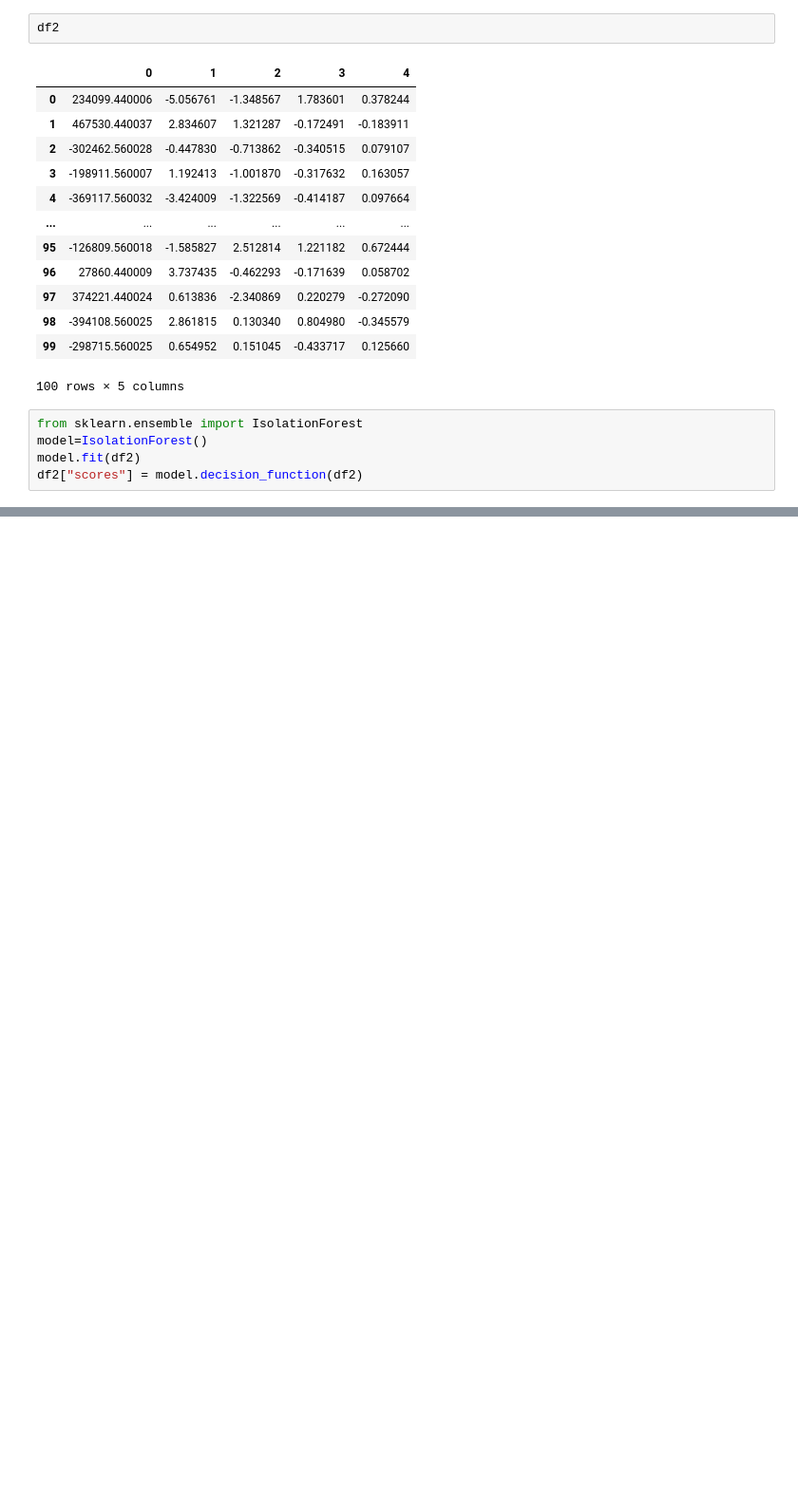
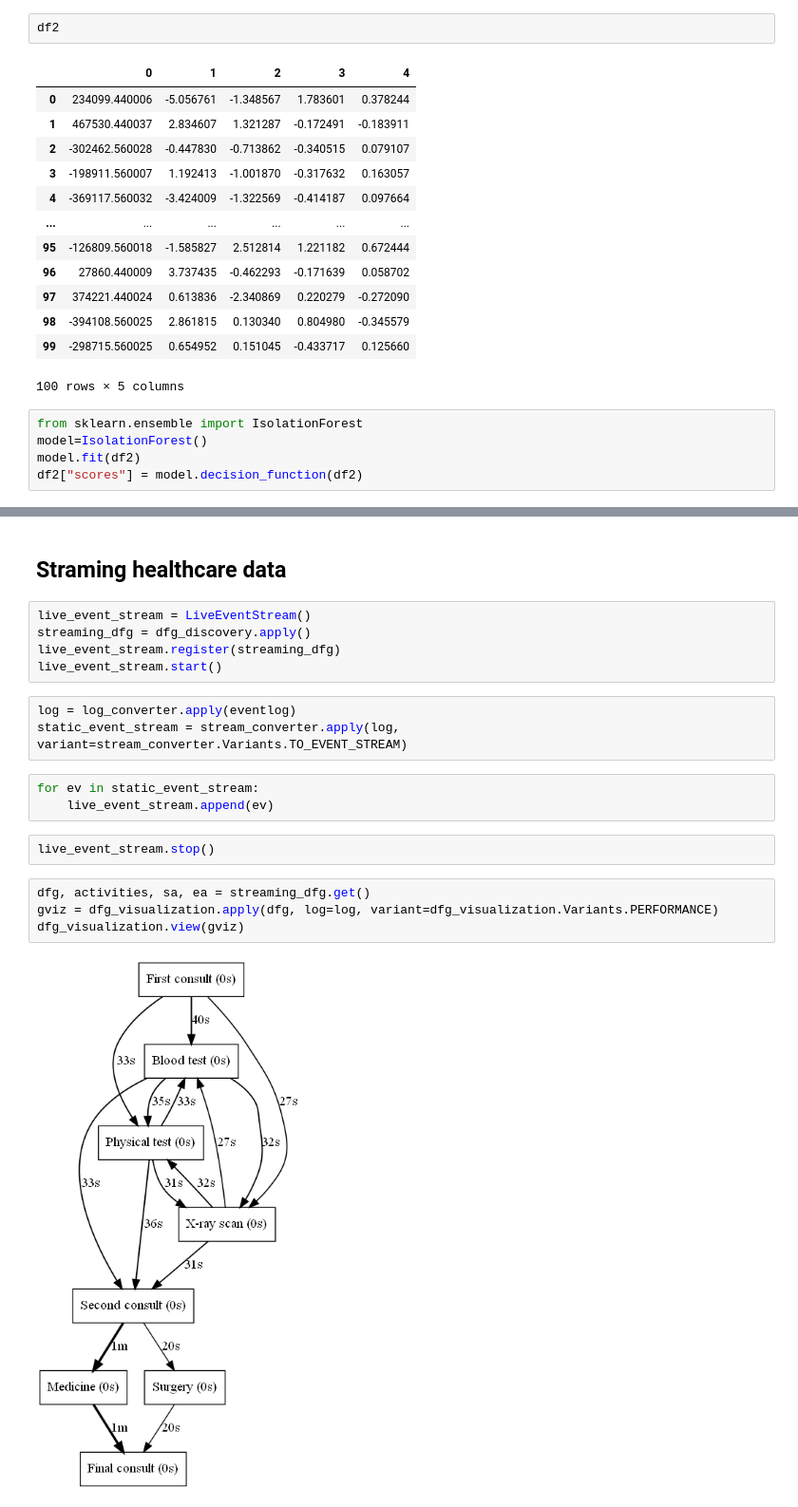
Before and after one commit to mico-boje/data-science-practice, a Jupyter notebook: ProcessMining/PM4PY.ipynb, the cells around one changed output, grey strips where cells are left out. Shown at 95% size. Saved outputs shown, nothing was run; the diff lists cells and outputs as text; blank space fills up the shorter version.

```diff
--- a/ProcessMining/PM4PY.ipynb
+++ b/ProcessMining/PM4PY.ipynb
@@ -193,0 +263,21 @@ df2
+# %% [markdown]
+<h2> Straming healthcare data
+# %%
+live_event_stream = LiveEventStream()
+streaming_dfg = dfg_discovery.apply()
+live_event_stream.register(streaming_dfg)
+live_event_stream.start()
+# %%
+log = log_converter.apply(eventlog)
+static_event_stream = stream_converter.apply(log, variant=stream_converter.Variants.TO_EVENT_STREAM)
+# %%
+for ev in static_event_stream:
+    live_event_stream.append(ev)
+# %%
+live_event_stream.stop()
+# %%
+dfg, activities, sa, ea = streaming_dfg.get()
+gviz = dfg_visualization.apply(dfg, log=log, variant=dfg_visualization.Variants.PERFORMANCE)
+dfg_visualization.view(gviz)
+# %% [output]
+[figure, added]
```
Also changed, not shown: parts of 23 cells of this notebook, 1 other file.
